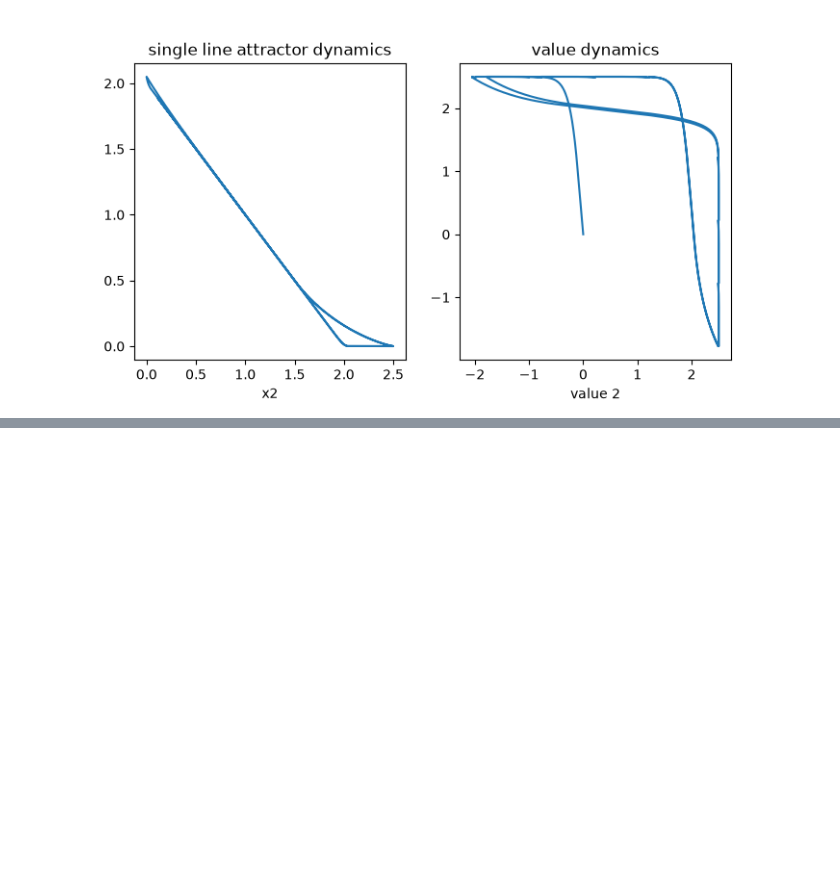
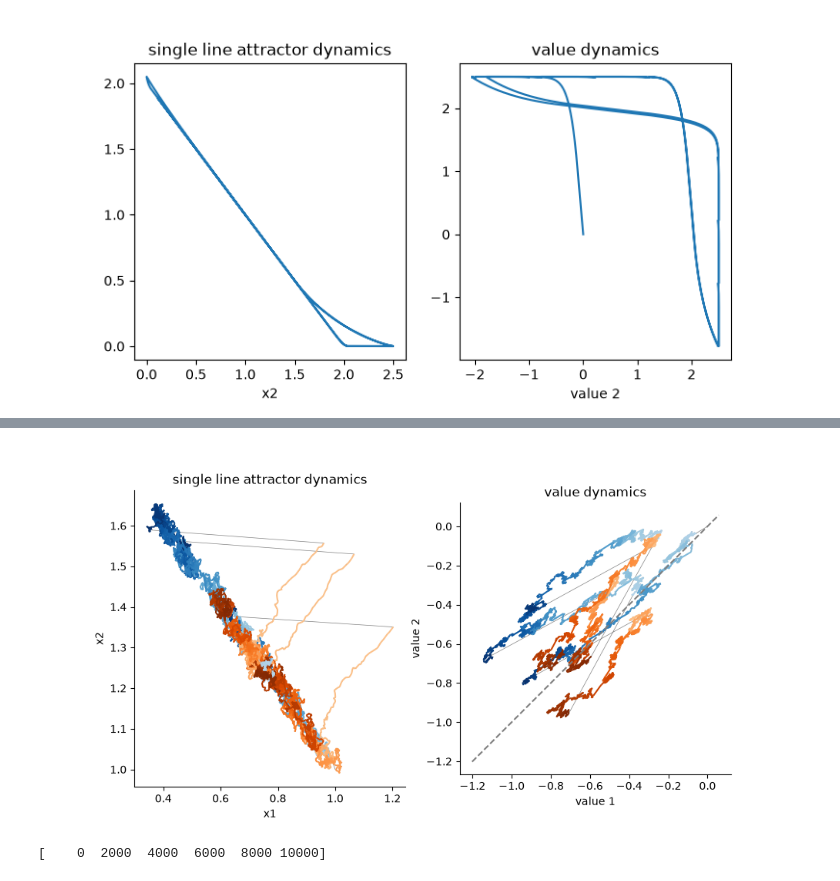
Before and after one commit to wj2/value-navigation, a Jupyter notebook: line-attractors.ipynb, the cells around one changed output, grey strips where cells are left out. Saved outputs shown, nothing was run; the diff lists cells and outputs as text; code cells hidden in the pictures; blank space fills up the shorter version.

Commit message:
Added correlated line attractor, changed notebook

```diff
--- a/line-attractors.ipynb
+++ b/line-attractors.ipynb
@@ -168,0 +173,21 @@ plt.show()
+# %%
+reload(vnl)
+
+# Explore qualitatively before for different depletion-repletion choices
+r = 30
+dr_pairs = (
+    (2,  r), # correct-ish params
+    # (.1, .1), # naive params?
+    # (r, .1), # just wrong!
+)
+labels = ("depletion slow, repletion fast", "depletion and repletion slow", "depletion fast, repletion slow")
+f, axs = plt.subplots(1, 2, figsize=(fwid * 2, fwid))
+for i, (depletion, repletion) in enumerate(dr_pairs):
+    traj, _, occup = vnl.simulate_correlated_multiline(depletion, repletion, noise_std=.2, integ_time=12000)
+    vnl.plot_multiline(traj, occup, axs=axs, label=labels[i], common=True, weight=.4)
+xl = axs[-1].get_xlim()
+axs[-1].plot(xl, xl, ls="dashed")
+f.savefig("eg_dynamics.png", dpi=500)
+plt.show()
+# %% [output]
+[figure, added]
@@ -168,0 +196,6 @@ plt.show()
+# %%
+reload(vnl)
+
+vnl.plot_multiline(traj, occup, axs=axs, label=labels[i])
+# %% [output]
+[    0  2000  4000  6000  8000 10000]
```
Also changed, not shown: parts of 10 cells of this notebook, 1 other file.
